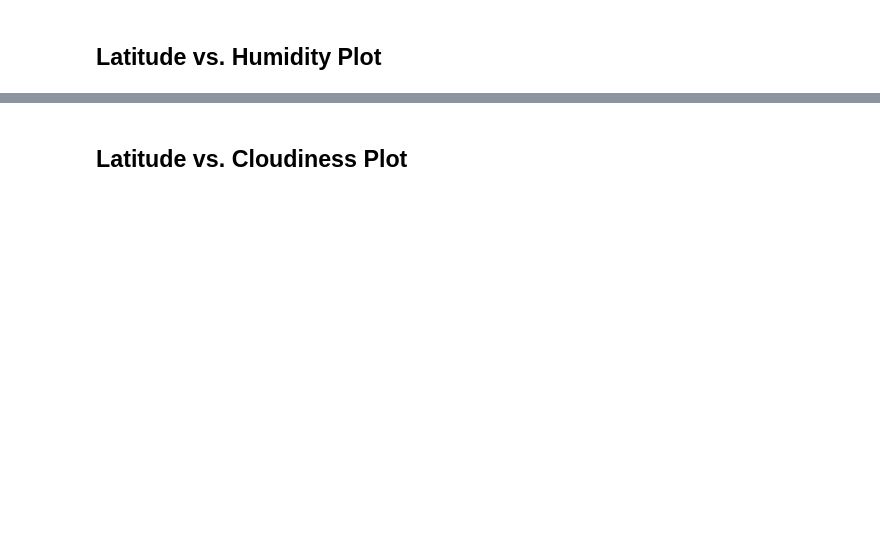
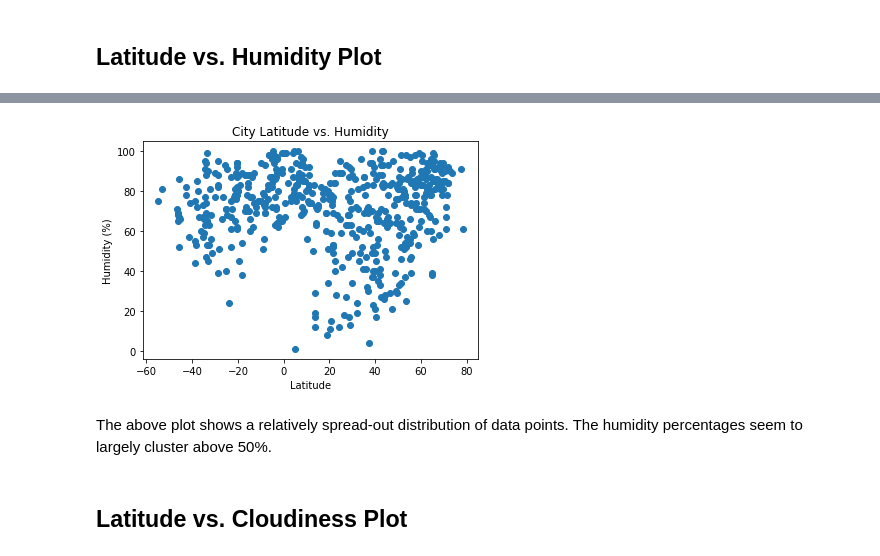
Before and after one commit to Mariesanon/python_api_challenge, a Jupyter notebook: starter_code/WeatherPy.ipynb, the cells around one changed output, grey strips where cells are left out. Cells and saved outputs as stored; diff of their text form; code cells hidden in the pictures; blank space fills up the shorter version.

```diff
--- a/starter_code/WeatherPy.ipynb
+++ b/starter_code/WeatherPy.ipynb
@@ -161,2 +269,16 @@ Int64Index([], dtype='int64')
+# %%
+#scatlat = weather_data["Latitude"]
+scathum = weather_data["humidity"]
+
+plt.scatter(scatlat,scathum)
+plt.title('City Latitude vs. Humidity')
+plt.xlabel('Latitude')
+plt.ylabel('Humidity (%)')
+plt.savefig('scatplotlatitudehumidity')
+plt.show()
+# %% [output]
+[figure, added]
+# %% [markdown]
+The above plot shows a relatively spread-out distribution of data points. The humidity percentages seem to largely cluster above 50%.
 # %% [markdown]
 ## Latitude vs. Cloudiness Plot
```
Also changed, not shown: parts of 46 cells of this notebook, 13 other files.
